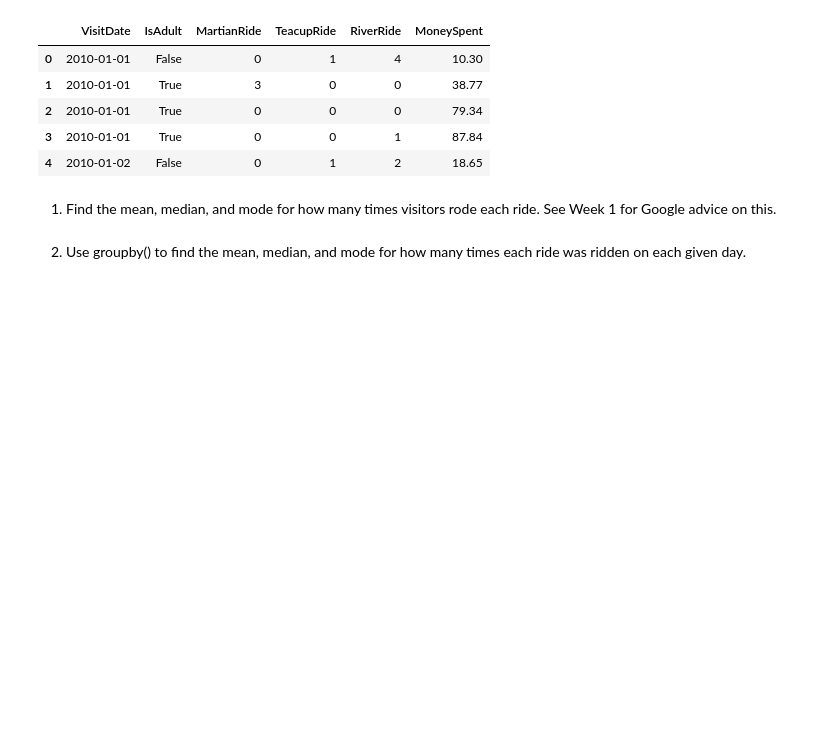
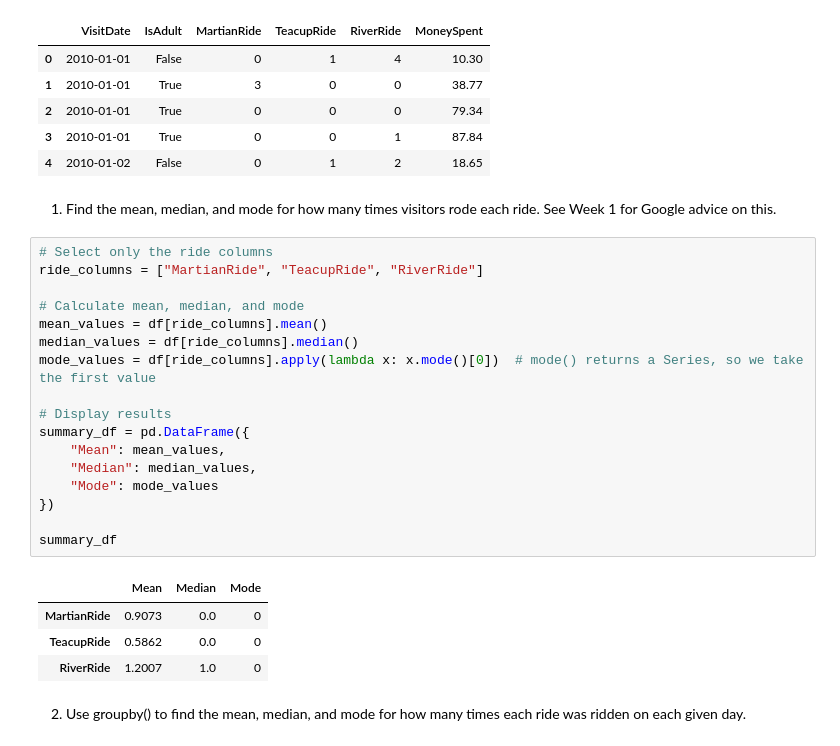
Before and after one commit to tbeerio/AI-For-Leaders, a Jupyter notebook: OMDS-ModB2-Week3-Beer-Tim.ipynb, the cells around one changed output. Drawn from its saved outputs; the diff is of its cells as text; blank space fills up the shorter version.

```diff
--- a/OMDS-ModB2-Week3-Beer-Tim.ipynb
+++ b/OMDS-ModB2-Week3-Beer-Tim.ipynb
@@ -195,6 +195,28 @@ df.iloc[0:5]
 | 4 | 2010-01-02 | False | 0 | 1 | 2 | 18.65 |
 # %% [markdown]
 1. Find the mean, median, and mode for how many times visitors rode each ride.  See Week 1 for Google advice on this.
+# %%
+# Select only the ride columns
+ride_columns = ["MartianRide", "TeacupRide", "RiverRide"]
+
+# Calculate mean, median, and mode
+mean_values = df[ride_columns].mean()
+median_values = df[ride_columns].median()
+mode_values = df[ride_columns].apply(lambda x: x.mode()[0])  # mode() returns a Series, so we take the first value
+
+# Display results
+summary_df = pd.DataFrame({
+    "Mean": mean_values,
+    "Median": median_values,
+    "Mode": mode_values
+})
+
+summary_df
+# %% [output]
+|  | Mean | Median | Mode |
+| MartianRide | 0.9073 | 0.0 | 0 |
+| TeacupRide | 0.5862 | 0.0 | 0 |
+| RiverRide | 1.2007 | 1.0 | 0 |
 # %% [markdown]
 2. Use groupby() to find the mean, median, and mode for how many times each ride was ridden on each given day.
 # %% [markdown]
```
Also changed, not shown: parts of 2 cells of this notebook.
